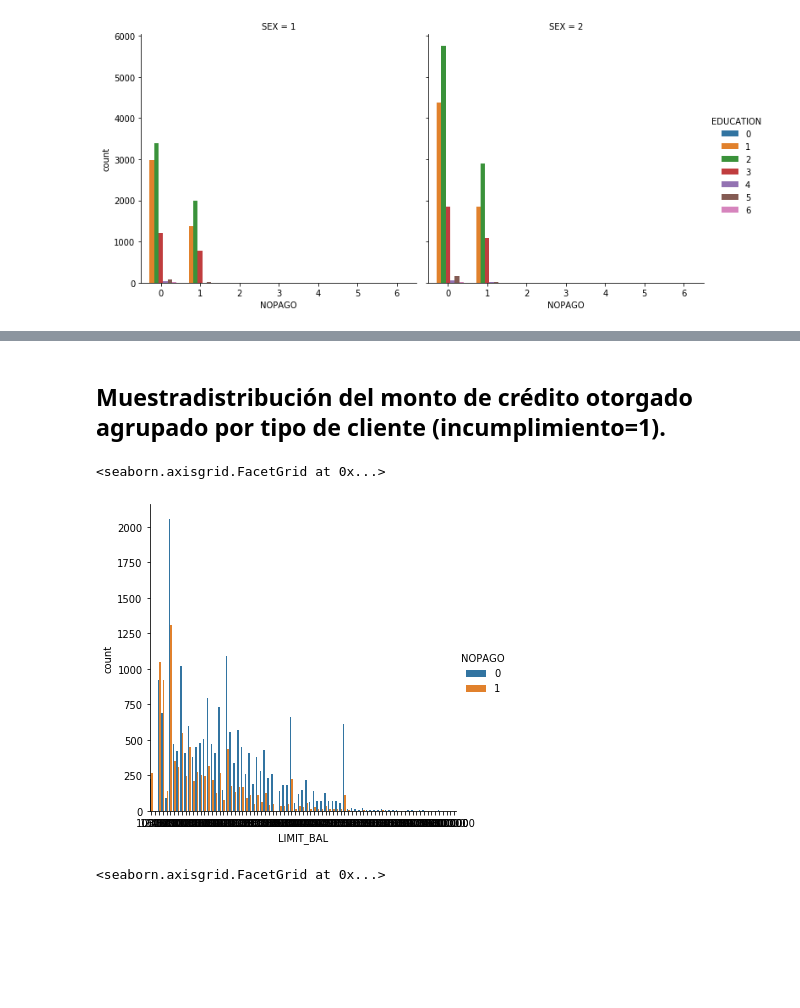
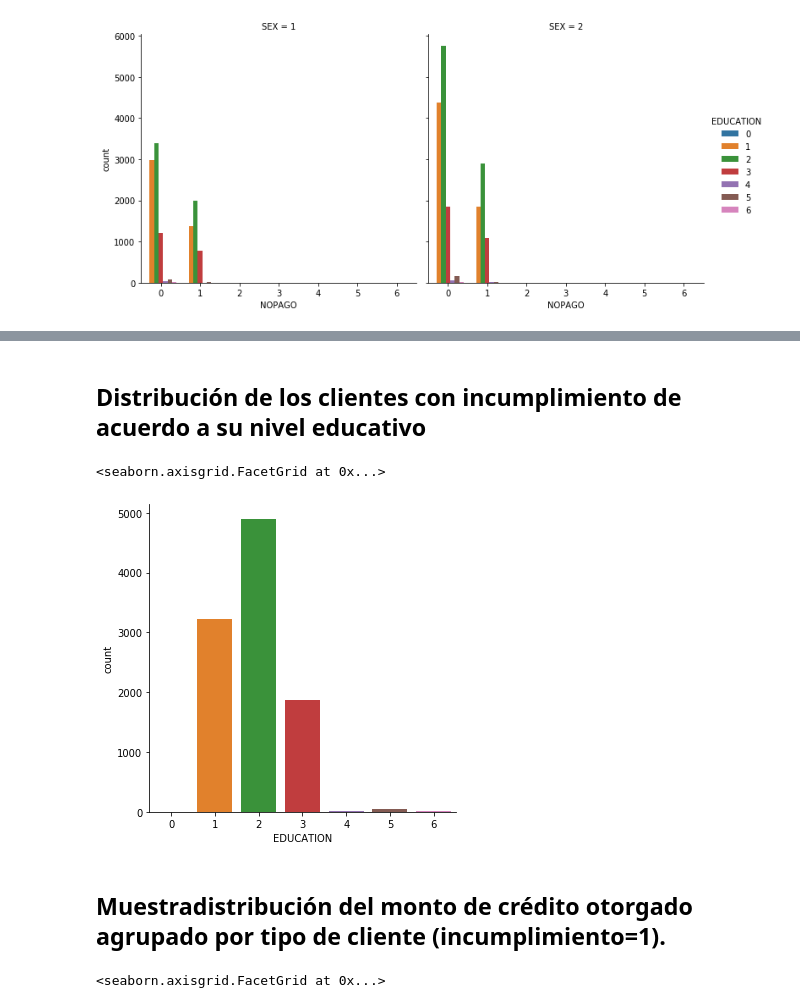
Before and after one commit to luquillas/EDA-Credit-One, a Jupyter notebook: codigo.ipynb, the cells around one changed output, grey strips where cells are left out. Drawn from its saved outputs; the diff is of its cells as text; code cells hidden in the pictures; blank space fills up the shorter version.

```diff
--- a/codigo.ipynb
+++ b/codigo.ipynb
@@ -488,10 +495,12 @@ sns.factorplot('NOPAGO', data=ClientesProcesados, kind='count', hue='EDUCATION',
+# %% [markdown]
+## Distribución de los clientes con incumplimiento de acuerdo a su nivel educativo
+# %%
+sns.factorplot('EDUCATION', data=NOPAGOS, kind='count')
+# %% [output]
+<seaborn.axisgrid.FacetGrid at 0x...>
+[figure, added]
 # %% [markdown]
 ## Muestradistribución del monto de crédito otorgado agrupado por tipo de cliente (incumplimiento=1).
-# %%
-sns.factorplot('LIMIT_BAL', data=ClientesProcesados, kind='count', hue='NOPAGO')
-# %% [output]
-<seaborn.axisgrid.FacetGrid at 0x...>
-[figure, removed]
 # %%
 fig = sns.FacetGrid(ClientesProcesados, hue='SEX', aspect=4)
 fig.map(sns.kdeplot, 'AGE', shade=True)
```
Also changed, not shown: parts of 2 cells of this notebook.
